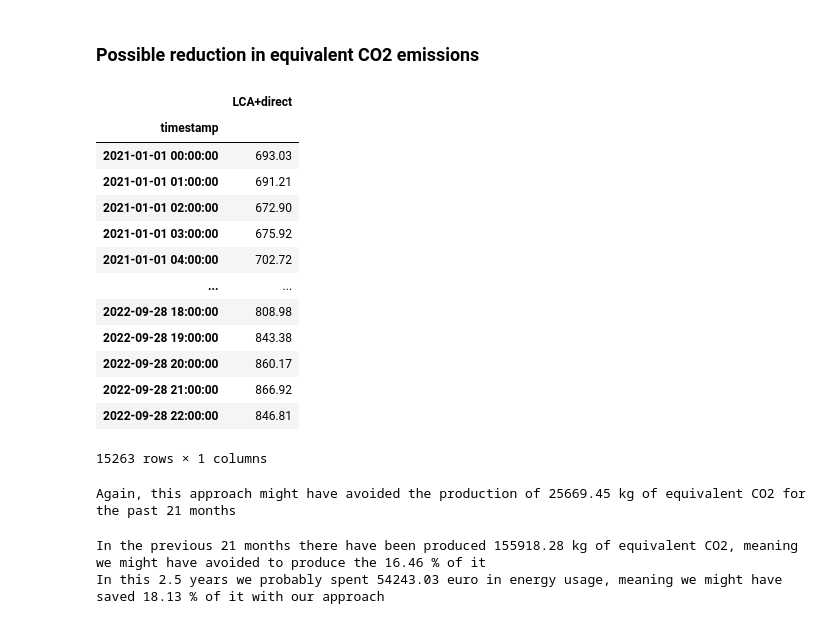
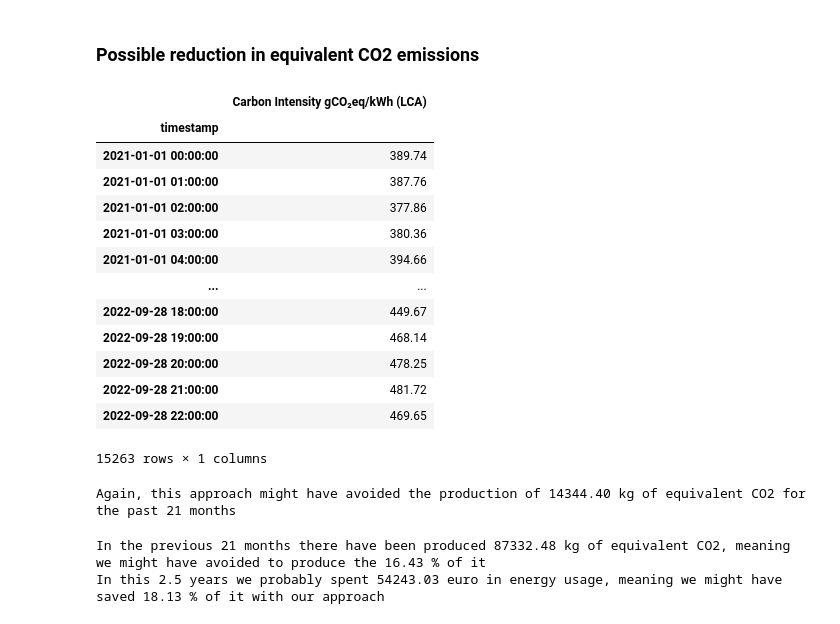
Before and after one commit to LSquarzoni/GreenTeam, a Jupyter notebook: Energy_Saving_computation.ipynb, the cells around one changed output. Drawn from its saved outputs; the diff is of its cells as text; code cells hidden in the pictures.

```diff
--- a/Energy_Saving_computation.ipynb
+++ b/Energy_Saving_computation.ipynb
@@ -293,46 +293,46 @@ In the last two and a half years, applying this kind of task management, we coul
 # %%
 # CI dataset
 dataset_CI = pd.read_csv('../CI_Dataset.csv', index_col=0, parse_dates=True)
-dataset_CI.drop(columns=['Carbon Intensity gCO₂eq/kWh (direct)', 'Carbon Intensity gCO₂eq/kWh (LCA)', 'Low Carbon Percentage', 'Renewable Percentage'], inplace=True)
+dataset_CI.drop(columns=['Carbon Intensity gCO₂eq/kWh (direct)', 'LCA+direct', 'Low Carbon Percentage', 'Renewable Percentage'], inplace=True)
 dataset_CI = dataset_CI.reset_index()
 dataset_CI = dataset_CI[(dataset_CI['timestamp'] > '2020-05-02 16:00:00')]
 dataset_CI = dataset_CI[(dataset_CI['timestamp'] < '2022-09-28 23:00:00')]
 dataset_CI.set_index('timestamp', inplace=True)
 
 dataset_CI
 # %% [output]
-|  | LCA+direct |
+|  | Carbon Intensity gCO₂eq/kWh (LCA) |
 | timestamp |  |
-| 2021-01-01 00:00:00 | 693.03 |
-| 2021-01-01 01:00:00 | 691.21 |
-| 2021-01-01 02:00:00 | 672.90 |
-| 2021-01-01 03:00:00 | 675.92 |
-| 2021-01-01 04:00:00 | 702.72 |
+| 2021-01-01 00:00:00 | 389.74 |
+| 2021-01-01 01:00:00 | 387.76 |
+| 2021-01-01 02:00:00 | 377.86 |
+| 2021-01-01 03:00:00 | 380.36 |
+| 2021-01-01 04:00:00 | 394.66 |
 | ... | ... |
-| 2022-09-28 18:00:00 | 808.98 |
-| 2022-09-28 19:00:00 | 843.38 |
-| 2022-09-28 20:00:00 | 860.17 |
-| 2022-09-28 21:00:00 | 866.92 |
-| 2022-09-28 22:00:00 | 846.81 |
+| 2022-09-28 18:00:00 | 449.67 |
+| 2022-09-28 19:00:00 | 468.14 |
+| 2022-09-28 20:00:00 | 478.25 |
+| 2022-09-28 21:00:00 | 481.72 |
+| 2022-09-28 22:00:00 | 469.65 |
 15263 rows × 1 columns
 # %%
 # Computation of Cop from our previously obtained energy distribution
 CO2_saved = E_diff.copy() * 49
 CO2_saved = CO2_saved[(CO2_saved.index >= '2021-01-01 00:00:00')]
-CO2_saved = CO2_saved * dataset_CI['LCA+direct']
+CO2_saved = CO2_saved * dataset_CI['Carbon Intensity gCO₂eq/kWh (LCA)']
 
 print(f'Again, this approach might have avoided the production of {(CO2_saved.sum(axis=0)/1000):.2f} kg of equivalent CO2 for the past 21 months')
 # %% [output]
-Again, this approach might have avoided the production of 25669.45 kg of equivalent CO2 for the past 21 months
+Again, this approach might have avoided the production of 14344.40 kg of equivalent CO2 for the past 21 months
 # %%
 # COMPARISON WITH TOTAL INITIAL VALUE:
 TOT_init_cost = (dataset_E_nodes.sum(axis=1) / 1000 * dataset_E_cost['Price (EUR/MWhe)']).sum(axis=0)
 
 dataset_E_nodes = dataset_E_nodes[(dataset_E_nodes.index >= '2021-01-01 00:00:00')]
-TOT_init_emission = (dataset_E_nodes.sum(axis=1) * dataset_CI['LCA+direct']).sum(axis=0) / 1000
+TOT_init_emission = (dataset_E_nodes.sum(axis=1) * dataset_CI['Carbon Intensity gCO₂eq/kWh (LCA)']).sum(axis=0) / 1000
 
 print(f'In the previous 21 months there have been produced {TOT_init_emission:.2f} kg of equivalent CO2, meaning we might have avoided to produce the {(CO2_saved.sum(axis=0)/10) / TOT_init_emission:.2f} % of it')
 print(f'In this 2.5 years we probably spent {TOT_init_cost:.2f} euro in energy usage, meaning we might have saved {E_saved_2 * 100 / TOT_init_cost:.2f} % of it with our approach')
 # %% [output]
-In the previous 21 months there have been produced 155918.28 kg of equivalent CO2, meaning we might have avoided to produce the 16.46 % of it
+In the previous 21 months there have been produced 87332.48 kg of equivalent CO2, meaning we might have avoided to produce the 16.43 % of it
 In this 2.5 years we probably spent 54243.03 euro in energy usage, meaning we might have saved 18.13 % of it with our approach
```
